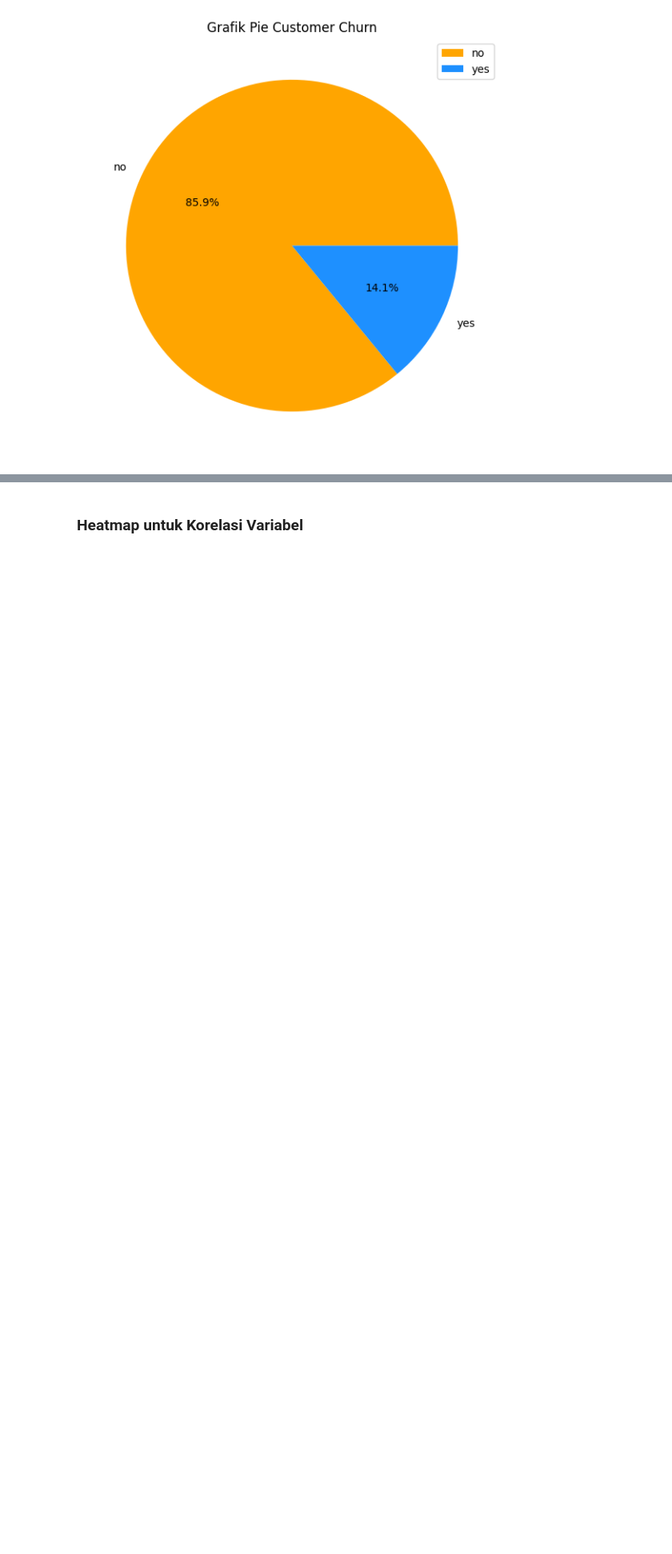
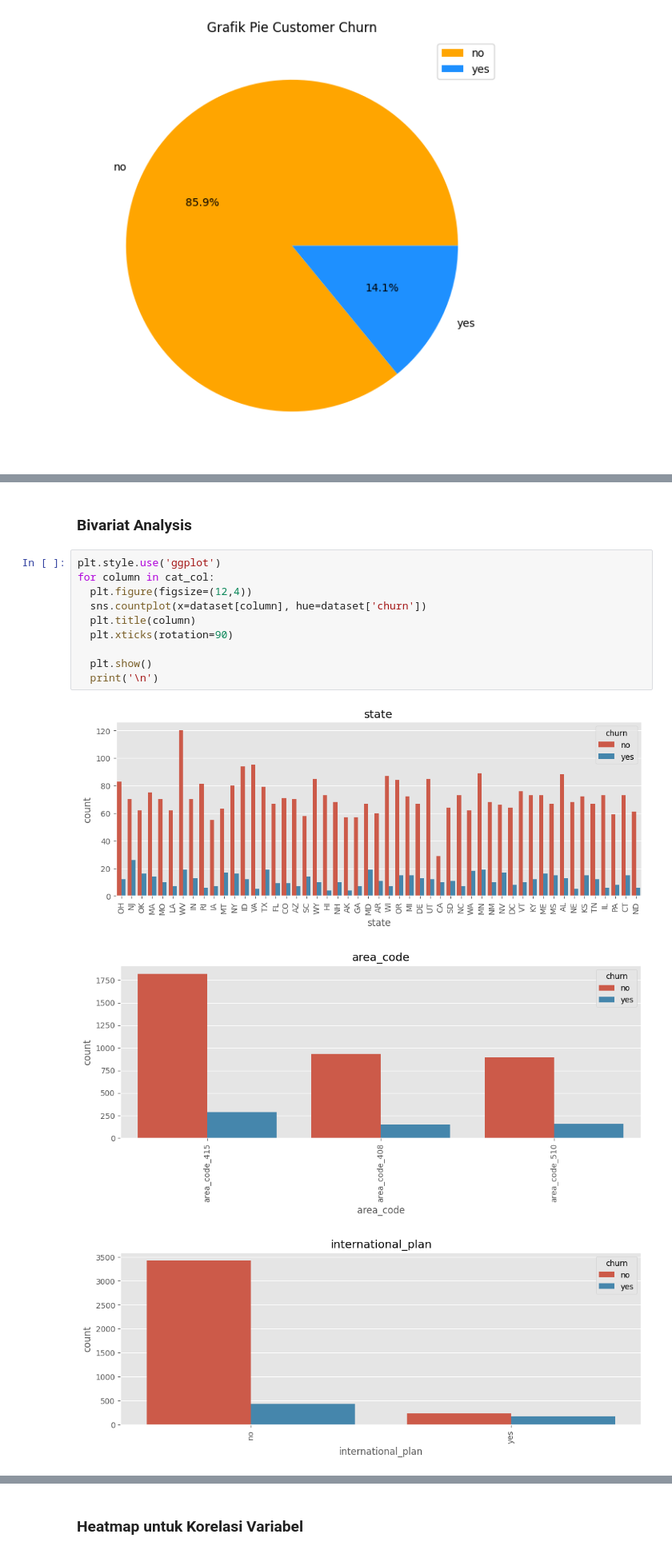
Before and after one commit to lukyg/Customer_Churn_Classification, a Jupyter notebook: customer_churn.ipynb, the cells around one changed output, grey strips where cells are left out. Shown at 80% size. Saved outputs shown, nothing was run; the diff lists cells and outputs as text; blank space fills up the shorter version.

```diff
--- a/customer_churn.ipynb
+++ b/customer_churn.ipynb
@@ -215,0 +405,16 @@ Dilihat dari distribusi data variabel numerik, dapat dilihat bahwa number_vmail_
+# %% [markdown]
+### Bivariat Analysis
+# %%
+plt.style.use('ggplot')
+for column in cat_col:
+  plt.figure(figsize=(12,4))
+  sns.countplot(x=dataset[column], hue=dataset['churn'])
+  plt.title(column)
+  plt.xticks(rotation=90)
+
+  plt.show()
+  print('\n')
+# %% [output]
+[figure, added]
+[figure, added]
+[figure, added]
```
Also changed, not shown: parts of 66 cells of this notebook.
